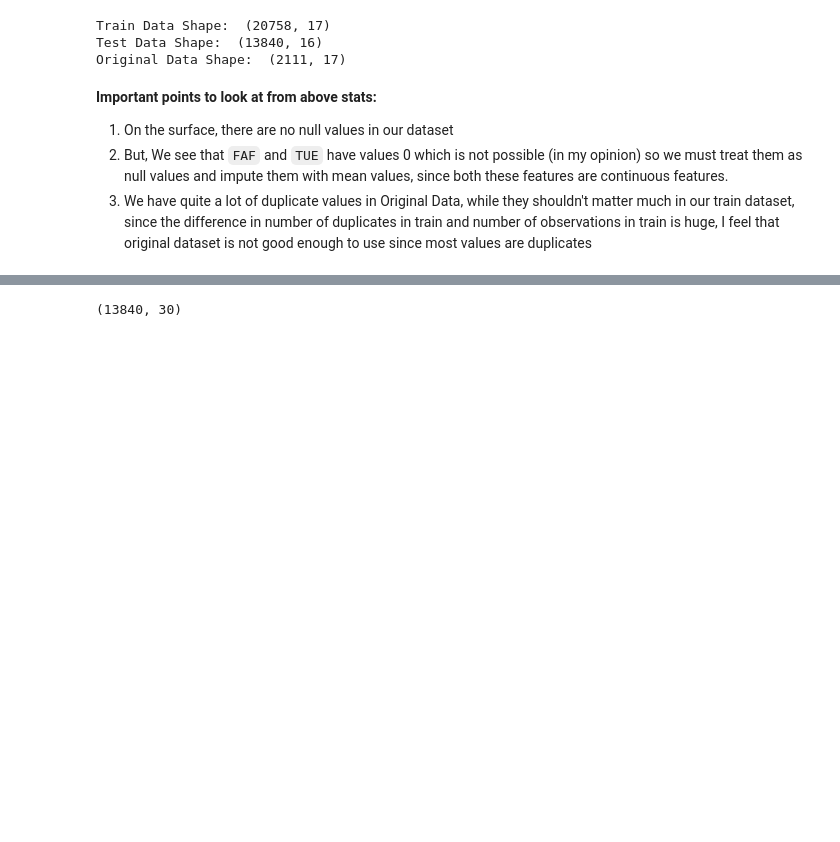
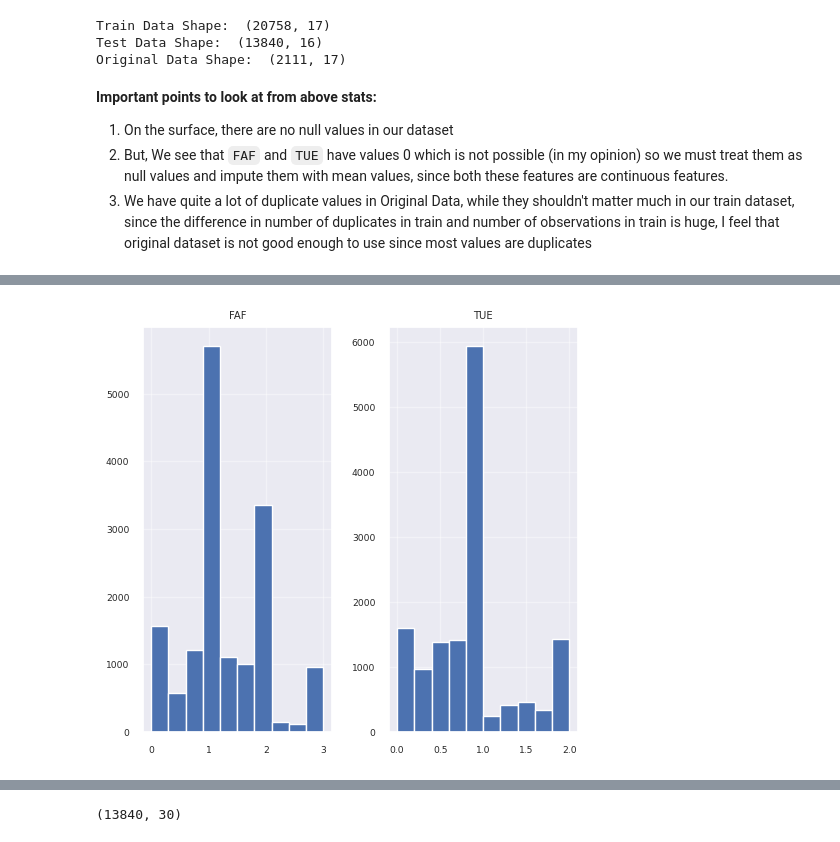
Before and after one commit to yoii18/KaggleModels, a Jupyter notebook: Kaggle_PGS_S4E2.ipynb, the cells around one changed output, grey strips where cells are left out. Saved outputs shown, nothing was run; the diff lists cells and outputs as text; code cells hidden in the pictures; blank space fills up the shorter version.

```diff
--- a/Kaggle_PGS_S4E2.ipynb
+++ b/Kaggle_PGS_S4E2.ipynb
@@ -414,0 +423,4 @@ train_data.head(2)
+# %%
+plot = train_data[['FAF', 'TUE']].hist(figsize=(5,5))
+# %% [output]
+[figure, added]
```
Also changed, not shown: parts of 37 cells of this notebook.
